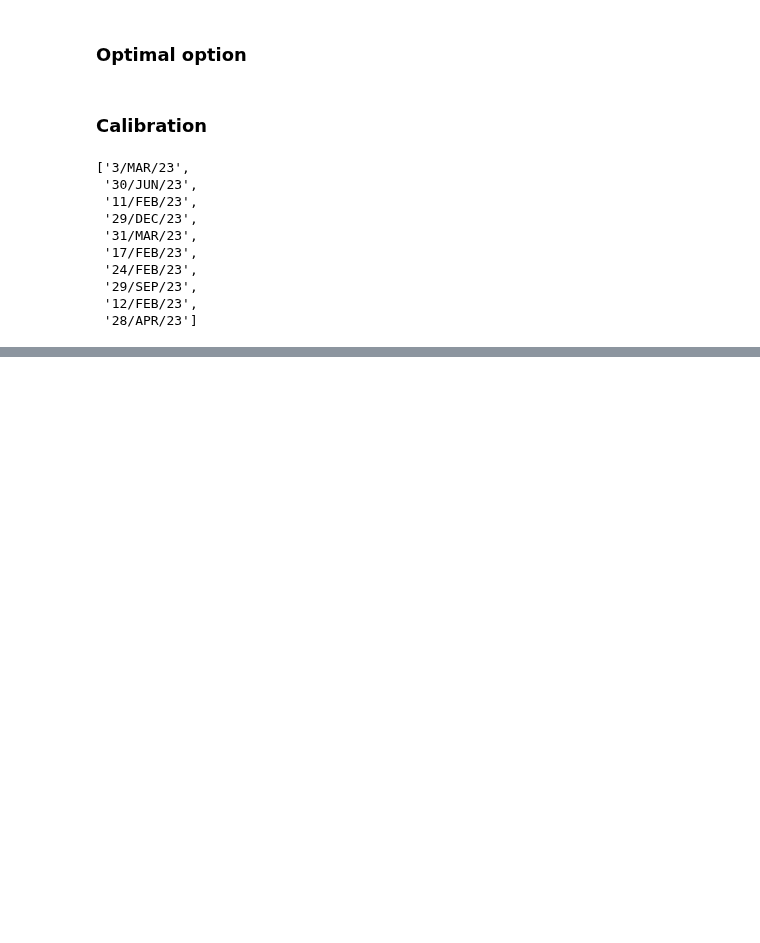
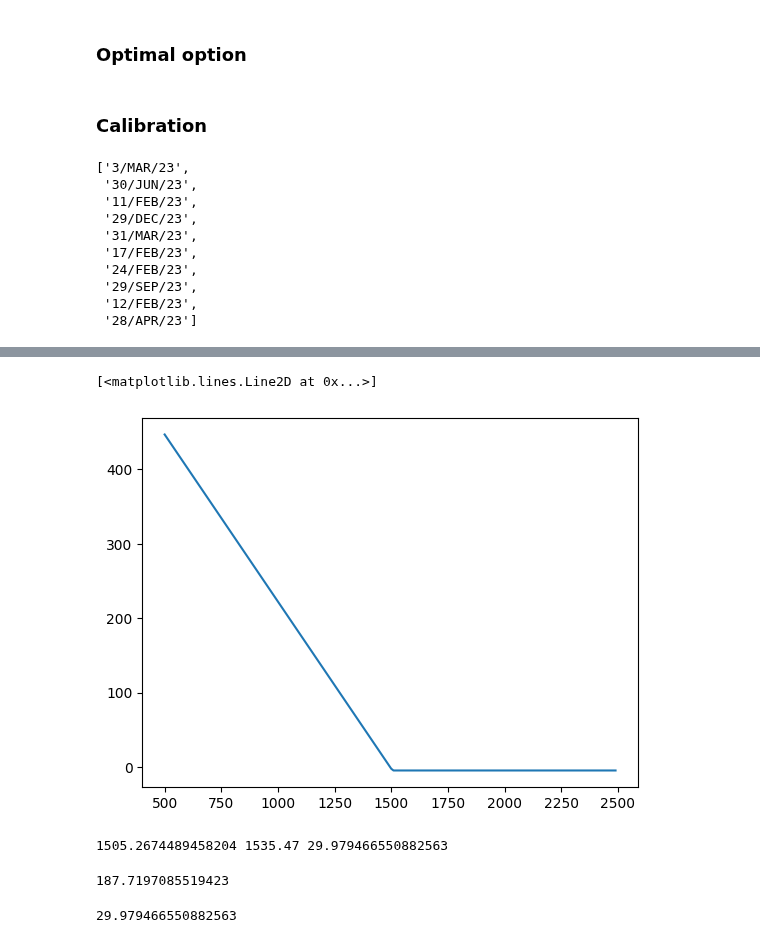
Before and after one commit to DeltaDex-Protocol/research, a Jupyter notebook: backtest/long-dated-options.ipynb, the cells around one changed output, grey strips where cells are left out. Saved outputs shown, nothing was run; the diff lists cells and outputs as text; code cells hidden in the pictures; blank space fills up the shorter version.

Commit message:
finding optimal option works

```diff
--- a/backtest/long-dated-options.ipynb
+++ b/backtest/long-dated-options.ipynb
@@ -242,3 +218,23 @@ plt.plot(optimal_option.calculate_hedged_position(prices, res.x[0], res.x[1], re
+# %%
+plt.plot(prices, optimal_option.calculate_hedged_position(prices))
+# %% [output]
+[<matplotlib.lines.Line2D at 0x...>]
+[figure, added]
+# %%
+print(optimal_option.strike, optimal_option.uniswap_position.initial_price, optimal_option.expiration * 365)
+# %% [output]
+1505.2674489458204 1535.47 29.979466550882563
+# %%
+optimal_option.sabr_model(1600,
+                                                1515,
+                                                48/365.25,
+                                                False)[0]
+# %% [output]
+187.7197085519423
+# %%
+optimal_option.expiration * 365
+# %% [output]
+29.979466550882563
 # %%
 print(optimal_option)
 # %% [output]
```
Also changed, not shown: parts of 25 cells of this notebook, 1 other file.
